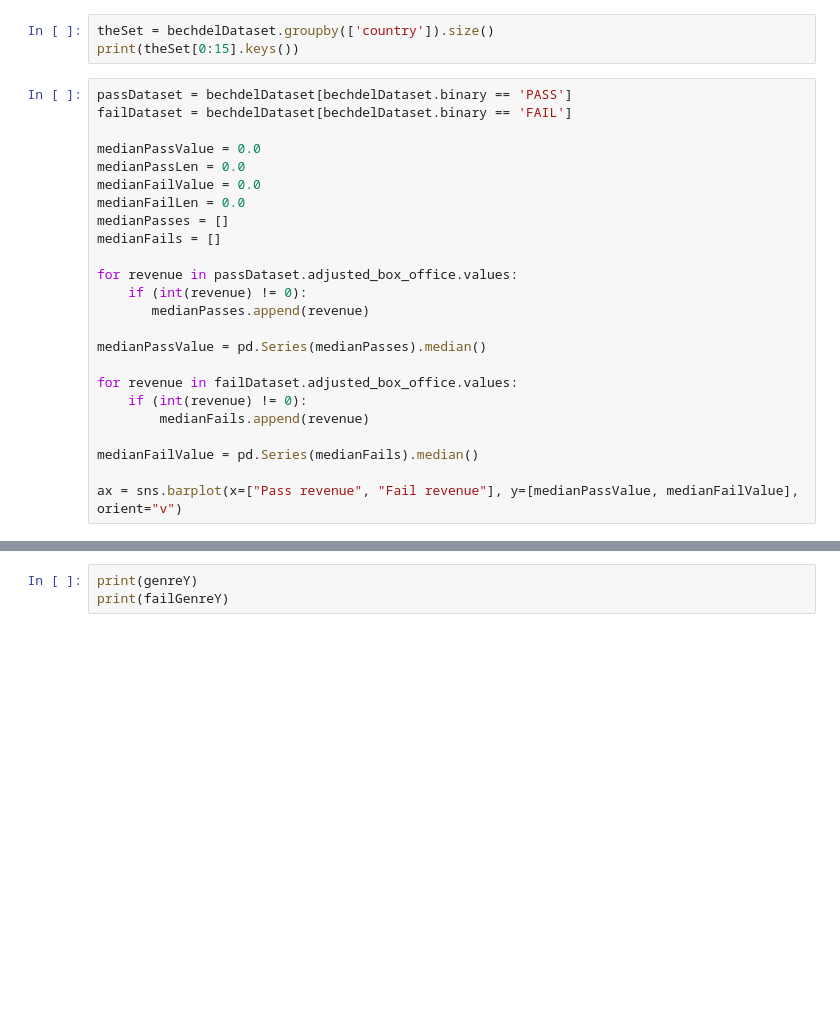
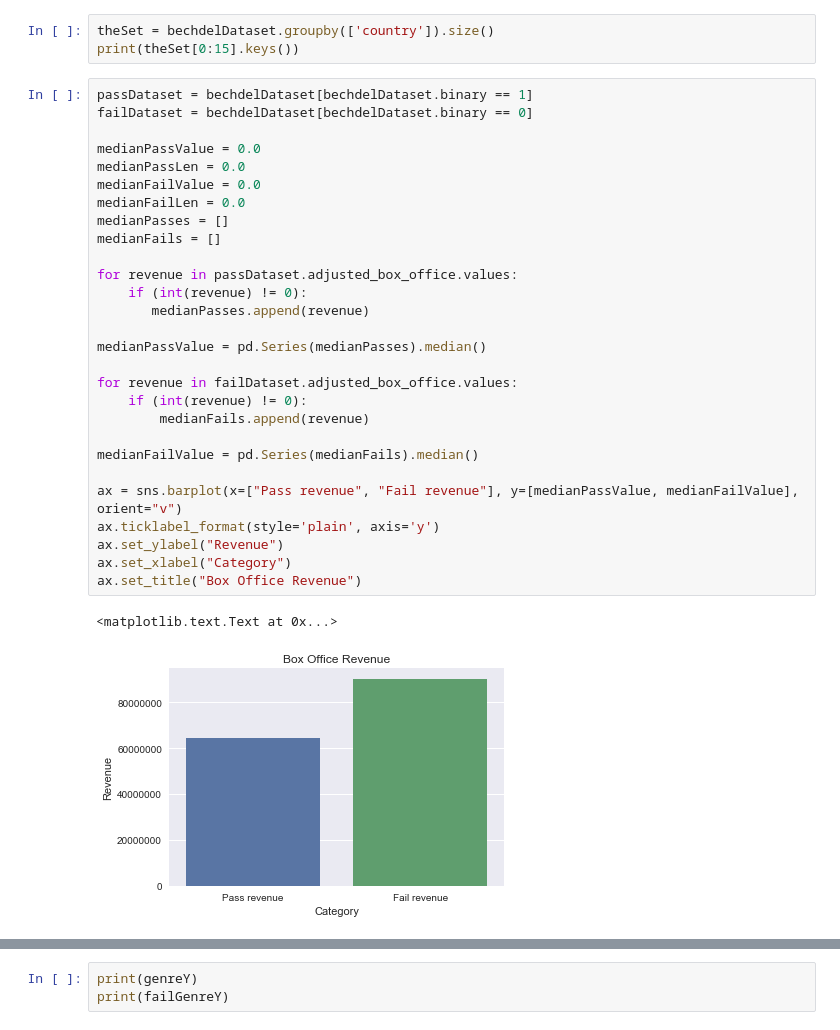
Before and after one commit to manav95/Data-Science-Intensive, a Jupyter notebook: MachineLearningAnalysis/CapstoneMilestoneReport.ipynb, the cells around one changed output, grey strips where cells are left out. Cells and saved outputs as stored; diff of their text form; blank space fills up the shorter version.

```diff
--- a/MachineLearningAnalysis/CapstoneMilestoneReport.ipynb
+++ b/MachineLearningAnalysis/CapstoneMilestoneReport.ipynb
@@ -196,29 +183,36 @@ ax.set(ylabel='Mean pass proportion in country')
 theSet = bechdelDataset.groupby(['country']).size()
 print(theSet[0:15].keys())
 # %%
-passDataset = bechdelDataset[bechdelDataset.binary == 'PASS']
-failDataset = bechdelDataset[bechdelDataset.binary == 'FAIL']
+passDataset = bechdelDataset[bechdelDataset.binary == 1]
+failDataset = bechdelDataset[bechdelDataset.binary == 0]
 
 medianPassValue = 0.0
 medianPassLen = 0.0
 medianFailValue = 0.0
 medianFailLen = 0.0
 medianPasses = []
 medianFails = []
 
 for revenue in passDataset.adjusted_box_office.values:
     if (int(revenue) != 0):
        medianPasses.append(revenue)
 
 medianPassValue = pd.Series(medianPasses).median()
 
 for revenue in failDataset.adjusted_box_office.values:
     if (int(revenue) != 0):
         medianFails.append(revenue)
 
 medianFailValue = pd.Series(medianFails).median()
 
 ax = sns.barplot(x=["Pass revenue", "Fail revenue"], y=[medianPassValue, medianFailValue], orient="v")
+ax.ticklabel_format(style='plain', axis='y')
+ax.set_ylabel("Revenue")
+ax.set_xlabel("Category")
+ax.set_title("Box Office Revenue")
+# %% [output]
+<matplotlib.text.Text at 0x...>
+[figure, added]
 # %%
 genreDict = defaultdict(list)
 for i in range(7446):
```
Also changed, not shown: parts of 11 cells of this notebook, 7 other files.
